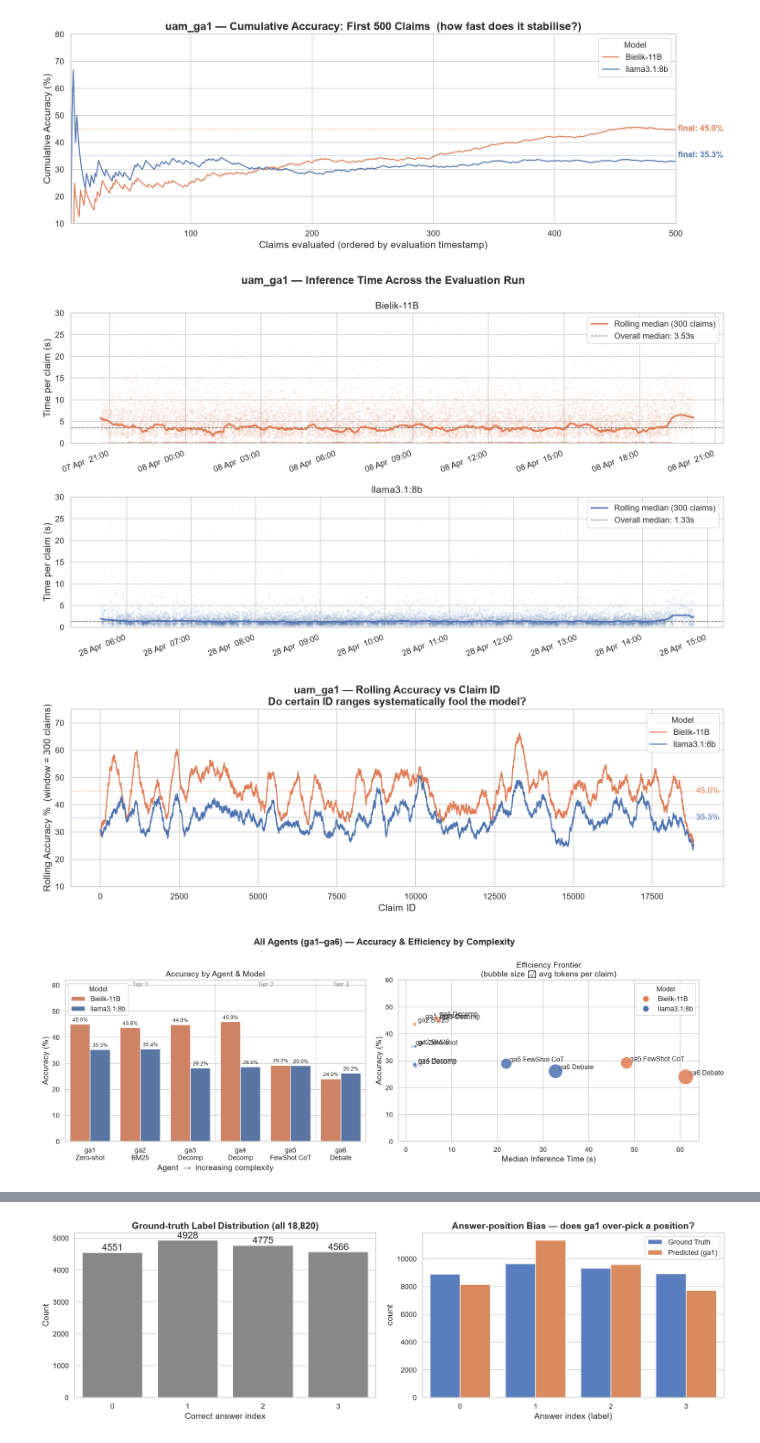
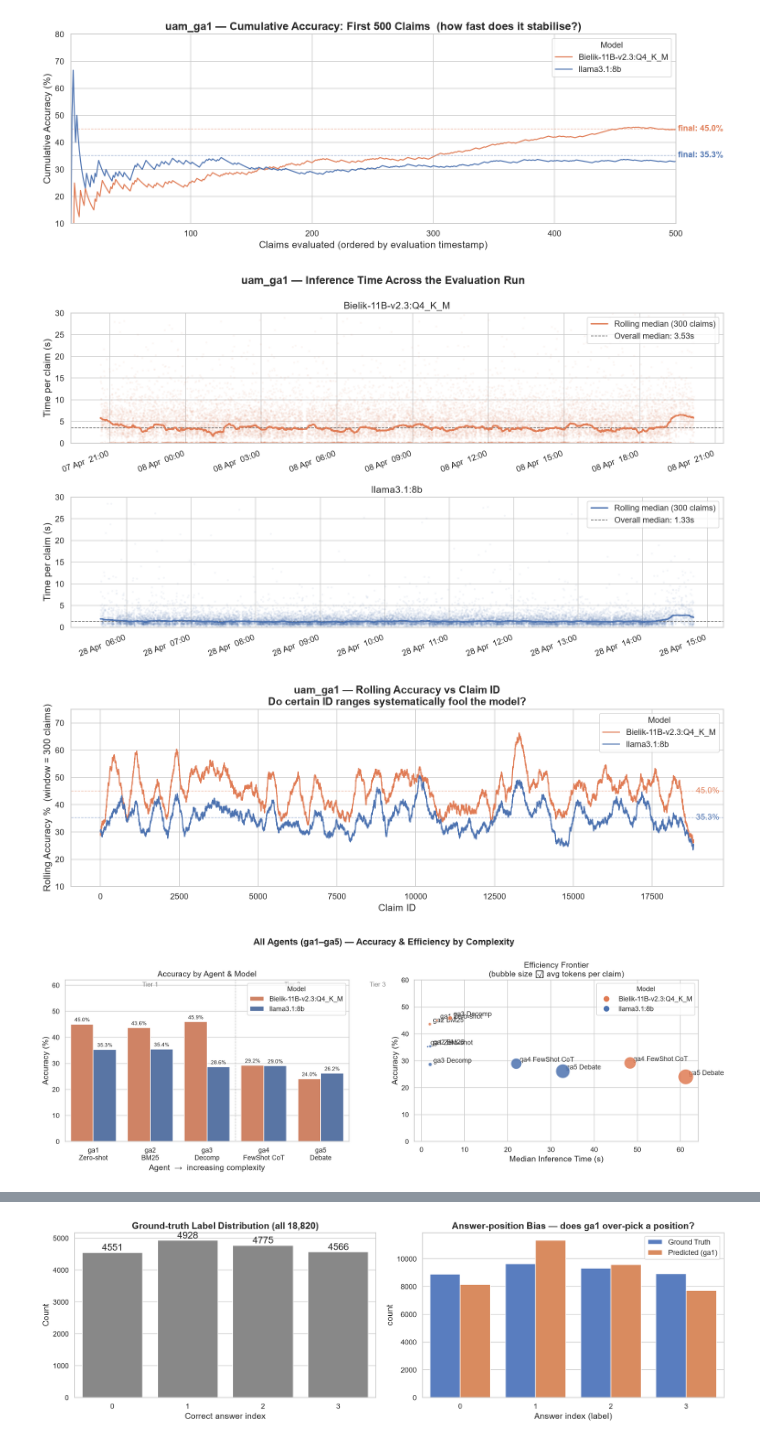
Before and after one commit to Wilsonuep/claims_processing, a Jupyter notebook: notebooks/data_discovery.ipynb, the cells around one changed output, grey strips where cells are left out. Cells and saved outputs as stored; diff of their text form; code cells hidden in the pictures.

```diff
--- a/notebooks/data_discovery.ipynb
+++ b/notebooks/data_discovery.ipynb
@@ -32,10 +32,10 @@ plt.rcParams.update({
     "figure.titlesize": 16,
 })
 
-PALETTE = {'Bielik-11B': '#E07B54', 'llama3.1:8b': '#4C72B0'}
+PALETTE = {'Bielik-11B-v2.3:Q4_K_M': '#E07B54', 'llama3.1:8b': '#4C72B0'}
 
 def _short_model(m):
-    return 'Bielik-11B' if 'Bielik' in str(m) else 'llama3.1:8b'
+    return 'Bielik-11B-v2.3:Q4_K_M' if 'Bielik' in str(m) else 'llama3.1:8b'
 
 # --- uam_ga1 (both models, all 18,820 claims each) ---
 ga1 = pd.read_sql_query("""
@@ -49,12 +49,13 @@ ga1 = pd.read_sql_query("""
 ga1['model']      = ga1['model_name'].apply(_short_model)
 ga1['created_at'] = pd.to_datetime(ga1['created_at'], utc=True)
 
-# --- All active agents ga1-ga6 (discontinued web agent 'uam_ga_web_tool_arch' excluded) ---
+# --- All active agents ga1-ga5 (archived agents web_tool_arch / rag_decomp_arch excluded) ---
 all_agents = pd.read_sql_query("""
     SELECT agent_name, model_name, claim_id, is_correct,
            time_thought, total_tokens, created_at
     FROM agent_results
     WHERE agent_name NOT LIKE 'uam_ga_web_tool_arch%'
+      AND agent_name NOT LIKE 'uam_ga_rag_decomp_arch%'
       AND model_name IN ('hf.co/speakleash/Bielik-11B-v2.3-Instruct-GGUF:Q4_K_M', 'llama3.1:8b')
 """, conn)
 all_agents['model']      = all_agents['model_name'].apply(_short_model)
@@ -62,18 +63,18 @@ all_agents['created_at'] = pd.to_datetime(all_agents['created_at'], utc=True)
 all_agents['base_agent'] = all_agents['agent_name'].str.extract(r'^(uam_ga\d+)')
 
 # Agent display metadata: label and cost tier
-# (renumbered: old web ReAct ga2 discontinued; old ga3-ga7 shifted to ga2-ga6)
-# NOTE: all retrieval agents (ga2-ga6) use BM25. RAG_MODE was never set to
+# (renumbered twice: old web ReAct ga2 -> web_tool_arch, then old RAG-decomp
+# ga3 -> rag_decomp_arch; remaining agents shifted down to ga1-ga5)
+# NOTE: all retrieval agents (ga2-ga5) use BM25. RAG_MODE was never set to
 # vector/hybrid, so no result used vector retrieval. Labels describe the
 # reasoning layer; retrieval = BM25 throughout. ga3 and ga4 are two
 # implementations of the same decomposition + BM25 pipeline.
 AGENT_META = {
     'uam_ga1': ('ga1\nZero-shot',     1),
     'uam_ga2': ('ga2\nBM25',          1),
-    'uam_ga3': ('ga3\nDecomp',    2),
-    'uam_ga4': ('ga4\nDecomp',   2),
-    'uam_ga5': ('ga5\nFewShot CoT',   3),
-    'uam_ga6': ('ga6\nDebate',        3),
+    'uam_ga3': ('ga3\nDecomp',        2),
+    'uam_ga4': ('ga4\nFewShot CoT',   3),
+    'uam_ga5': ('ga5\nDebate',        3),
 }
 LABEL_ORDER = [v[0] for v in AGENT_META.values()]
 all_agents['label'] = all_agents['base_agent'].map(
@@ -92,7 +93,7 @@ ga1: 37,640 rows | all_agents: 225,840 rows
 | llama3.1:8b | 18820 | 35.3 |
 # %%
 # ── Graph 1 ── uam_ga1: side-by-side model comparison
-model_order = ['Bielik-11B', 'llama3.1:8b']
+model_order = ['Bielik-11B-v2.3:Q4_K_M', 'llama3.1:8b']
 summary_g1 = (
     ga1.groupby('model')
     .agg(accuracy_pct=('is_correct',   lambda s: s.mean() * 100),
@@ -104,7 +105,7 @@ summary_g1 = (
 )
 
 fig, axes = plt.subplots(1, 4, figsize=(18, 5))
-fig.suptitle('uam_ga1 — Bielik-11B vs llama3.1:8b  (18,820 claims each)',
+fig.suptitle('uam_ga1 — Bielik-11B-v2.3:Q4_K_M vs llama3.1:8b  (18,820 claims each)',
              fontsize=16, fontweight='bold')
 
 specs = [
@@ -190,7 +191,7 @@ EARLY_CUTOFF = 500
 
 fig, ax = plt.subplots(figsize=(14, 5))
 
-for model in ['Bielik-11B', 'llama3.1:8b']:
+for model in ['Bielik-11B-v2.3:Q4_K_M', 'llama3.1:8b']:
     grp = (ga1[ga1.model == model]
            .sort_values('created_at')
            .reset_index(drop=True))
@@ -215,7 +216,7 @@ ax.legend(title='Model')
 plt.tight_layout()
 plt.show()
 # %% [output]
-[figure, old version]
+[figure, new version]
 # %%
 # ── Graph 3 ── Temporal inference time across the evaluation run
 # sharey=True enforces the same y-scale on both subplots; ylim clips outliers
@@ -225,7 +226,7 @@ fig, axes = plt.subplots(2, 1, figsize=(14, 8), sharey=True)
 fig.suptitle('uam_ga1 — Inference Time Across the Evaluation Run',
              fontsize=16, fontweight='bold')
 
-for i, model in enumerate(['Bielik-11B', 'llama3.1:8b']):
+for i, model in enumerate(['Bielik-11B-v2.3:Q4_K_M', 'llama3.1:8b']):
     grp = (ga1[ga1.model == model]
            .sort_values('created_at')
            .reset_index(drop=True))
@@ -249,14 +250,14 @@ axes[0].set_ylim(0, Y_CAP)  # applies to both via sharey
 plt.tight_layout()
 plt.show()
 # %% [output]
-[figure, old version]
+[figure, new version]
 # %%
 # ── Graph 4 ── Rolling accuracy vs claim ID
 WINDOW = 300
 
 fig, ax = plt.subplots(figsize=(14, 5))
 
-for model in ['Bielik-11B', 'llama3.1:8b']:
+for model in ['Bielik-11B-v2.3:Q4_K_M', 'llama3.1:8b']:
     grp = (ga1[ga1.model == model]
            .sort_values('claim_id')
            .reset_index(drop=True))
@@ -281,7 +282,7 @@ ax.legend(title='Model')
 plt.tight_layout()
 plt.show()
 # %% [output]
-[figure, old version]
+[figure, new version]
 # %%
 # ── Graph 5 ── Agent complexity: accuracy & efficiency frontier
 agent_summary = (
@@ -296,7 +297,7 @@ agent_summary = (
 )
 
 fig, axes = plt.subplots(1, 2, figsize=(17, 6))
-fig.suptitle('All Agents (ga1–ga6) — Accuracy & Efficiency by Complexity',
+fig.suptitle('All Agents (ga1–ga5) — Accuracy & Efficiency by Complexity',
              fontsize=16, fontweight='bold')
 
 # -- Left: accuracy bars --
@@ -311,34 +312,34 @@ axes[0].set_xlabel('Agent  →  increasing complexity')
 axes[0].tick_params(axis='x', labelsize=12)
 axes[0].legend(title='Model', fontsize=12)
 for x in (2.5, 4.5):
     axes[0].axvline(x, color='grey', linewidth=0.8, linestyle=':')
 for x, lbl in ((1.0, 'Tier 1'), (3.5, 'Tier 2'), (5.0, 'Tier 3')):
     axes[0].text(x, 59.5, lbl, ha='center', fontsize=11, color='grey')
 
 # -- Right: accuracy vs median time scatter (bubble size ∝ avg tokens) --
 for _, row in agent_summary.iterrows():
     axes[1].scatter(row['median_time'], row['accuracy_pct'],
                     color=PALETTE[row['model']],
                     s=row['avg_tokens'] / 40,
                     alpha=0.85, edgecolors='white', linewidth=0.8, zorder=5)
     axes[1].annotate(row['label'].replace('\n', ' '),
                      xy=(row['median_time'], row['accuracy_pct']),
                      xytext=(6, 3), textcoords='offset points',
                      fontsize=11.5, color='#333')
 
 legend_handles = [Line2D([0],[0], marker='o', color='w',
                          markerfacecolor=c, markersize=11, label=m)
                   for m, c in PALETTE.items()]
 axes[1].legend(handles=legend_handles, title='Model', fontsize=12)
 axes[1].set_xlabel('Median Inference Time (s)', fontsize=14)
 axes[1].set_ylabel('Accuracy (%)', fontsize=14)
 axes[1].set_title('Efficiency Frontier\n(bubble size ∝ avg tokens per claim)', fontsize=14)
 axes[1].set_ylim(0, 60)
 
 plt.tight_layout()
 plt.show()
 # %% [output]
-[figure, old version]
+[figure, new version]
 # %%
 # ── Graph 6 ── Per-claim distributions: inference time & tokens
 fig, axes = plt.subplots(1, 2, figsize=(17, 6))
```
Also changed, not shown: parts of 11 cells of this notebook, 56 other files.
